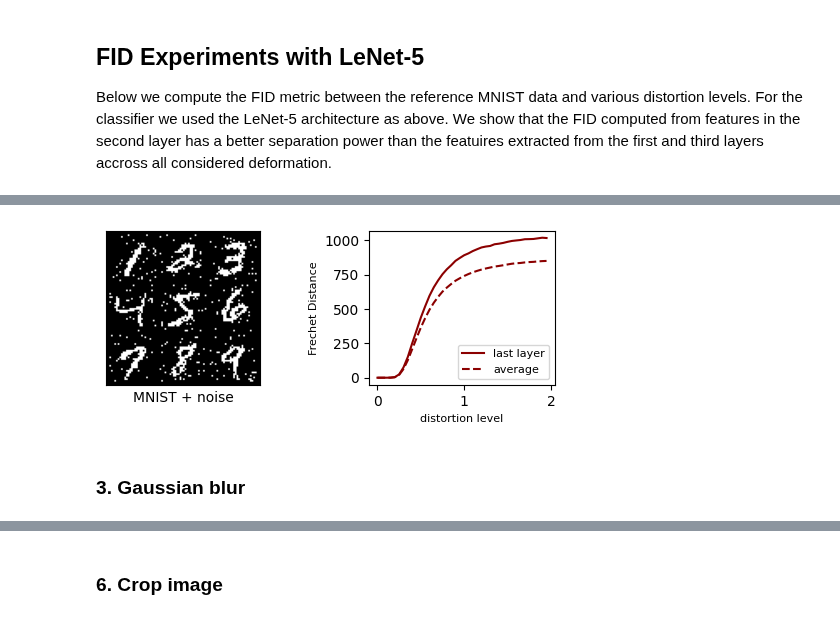
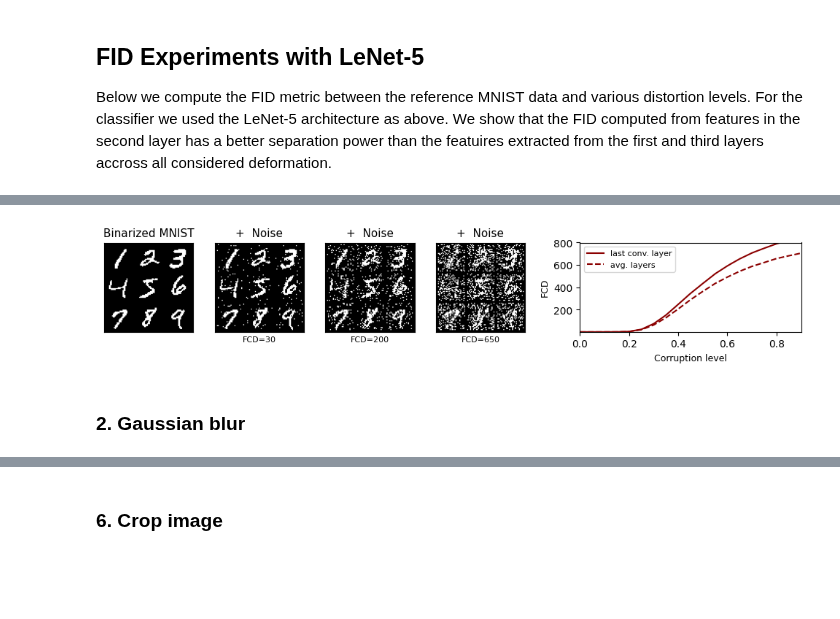
Before and after one commit to dfaroughy/FID-MNIST, a Jupyter notebook: FID_MNIST.ipynb, the cells around one changed output, grey strips where cells are left out. Drawn from its saved outputs; the diff is of its cells as text; code cells hidden in the pictures; blank space fills up the shorter version.

```diff
--- a/FID_MNIST.ipynb
+++ b/FID_MNIST.ipynb
@@ -275,19 +221,21 @@ mnist_grid(digits_noise, title='Noise', num_img=9, nrow=3, figsize=(1.5,1.5), sa
 import numpy as np
 from fid_metric import fid_distorted_NIST
 
-fid_1_noise = fid_distorted_NIST(model_bin, name='BinaryMNIST', distortion='noise', values=np.arange(0.0, 2, 0.05), activation_layer='fc1', device=device)
-fid_2_noise  = fid_distorted_NIST(model_bin, name='BinaryMNIST', distortion='noise', values=np.arange(0.0, 2, 0.05), activation_layer='fc2', device=device)
-fid_3_noise  = fid_distorted_NIST(model_bin, name='BinaryMNIST', distortion='noise', values=np.arange(0.0, 2, 0.05), activation_layer='fc3', device=device)
-fid_avg_noise  = {k: (fid_1_noise.get(k, 0) + fid_2_noise.get(k, 0) + fid_3_noise.get(k, 0) ) / 3.0 for k in fid_1_noise.keys()}
-
-
-# make grid plots:
-
-plot_combined_with_mnist_grid(digits_noise,
-                              fid_3_noise,
-                              fid_avg_noise,
-                              distortion='noise', figsize=(6, 2))
+fcd_1_noise = fid_distorted_NIST(model_bin, name='BinaryMNIST', distortion='noise', values=np.arange(0.0, 1, 0.05), activation_layer='fc1', device=device)
+fcd_2_noise  = fid_distorted_NIST(model_bin, name='BinaryMNIST', distortion='noise', values=np.arange(0.0, 1, 0.05), activation_layer='fc2', device=device)
+fcd_3_noise  = fid_distorted_NIST(model_bin, name='BinaryMNIST', distortion='noise', values=np.arange(0.0, 1, 0.05), activation_layer='fc3', device=device)
+fcd_avg_noise  = {k: (fcd_1_noise.get(k, 0) + fcd_2_noise.get(k, 0) + fcd_3_noise.get(k, 0) ) / 3.0 for k in fcd_1_noise.keys()}
-# %% [output]
-[figure, removed]
+# %%
+# make grid plots:
+
+plot_combined_with_mnist_grid(samples=[digits, digits_noise_1, digits_noise_2, digits_noise_3],
+                              fcd_3=fcd_3_noise,
+                              fcd_avg=fcd_avg_noise,
+                              distortion='Noise',
+                              xlim=(0, 0.9),
+                              dist_levels=['FCD=0', 'FCD={}'.format(30), 'FCD={}'.format(200), 'FCD={}'.format(650)],
+                             figsize=(10, 2))
+# %% [output]
+[figure, added]
 # %% [markdown]
-### 3. Gaussian blur
+### 2. Gaussian blur
```
Also changed, not shown: parts of 37 cells of this notebook, 14 other files.
